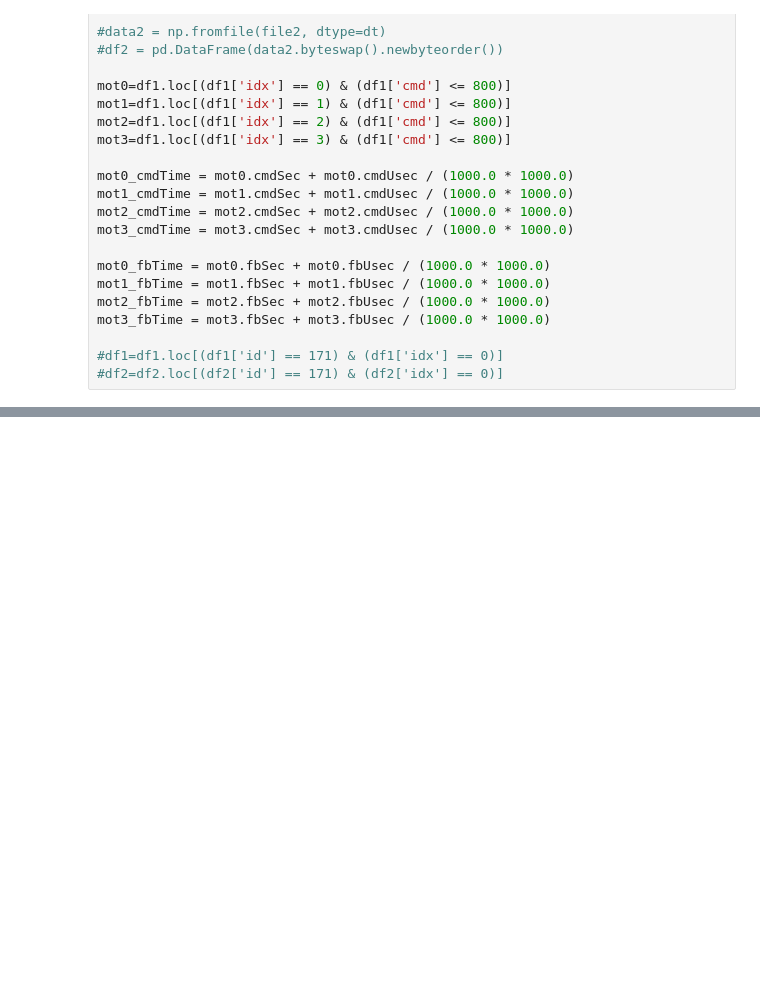
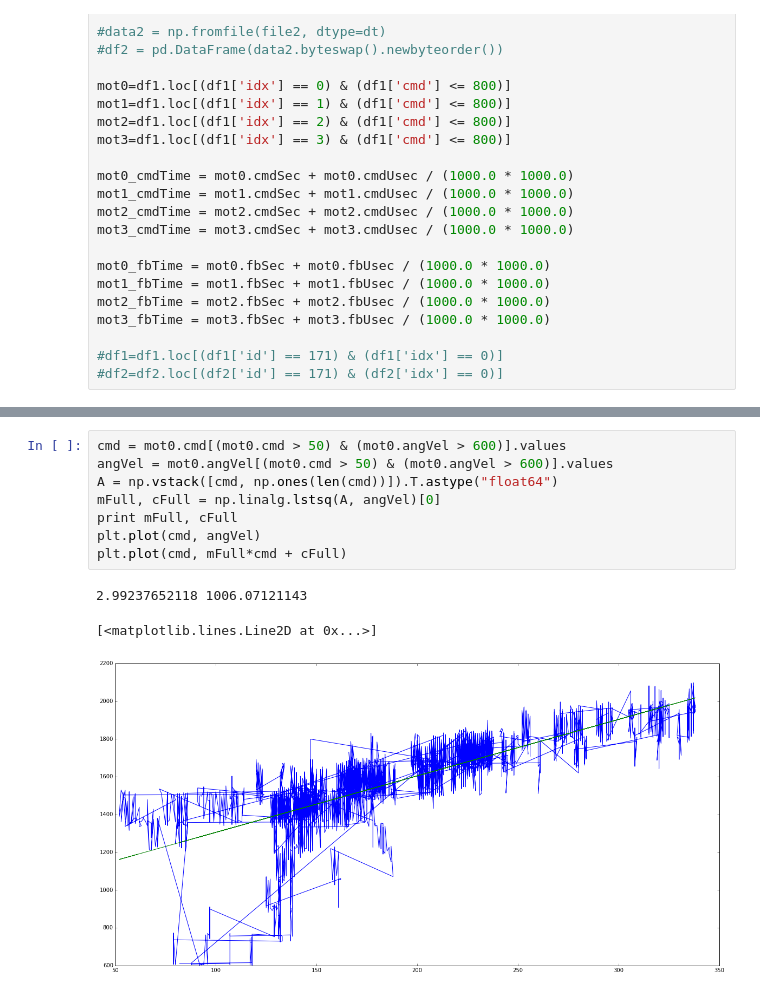
Before and after one commit to genemerewether/quest, a Jupyter notebook: scripts/esc_parse.ipynb, the cells around one changed output, grey strips where cells are left out. Drawn from its saved outputs; the diff is of its cells as text; blank space fills up the shorter version.

```diff
--- a/scripts/esc_parse.ipynb
+++ b/scripts/esc_parse.ipynb
@@ -68 +83,13 @@ mot3_fbTime = mot3.fbSec + mot3.fbUsec / (1000.0 * 1000.0)
+# %%
+cmd = mot0.cmd[(mot0.cmd > 50) & (mot0.angVel > 600)].values
+angVel = mot0.angVel[(mot0.cmd > 50) & (mot0.angVel > 600)].values
+A = np.vstack([cmd, np.ones(len(cmd))]).T.astype("float64")
+mFull, cFull = np.linalg.lstsq(A, angVel)[0]
+print mFull, cFull
+plt.plot(cmd, angVel)
+plt.plot(cmd, mFull*cmd + cFull)
+# %% [output]
+2.99237652118 1006.07121143
+[<matplotlib.lines.Line2D at 0x...>]
+[figure, added]
 # %%
```
Also changed, not shown: parts of 9 cells of this notebook.
